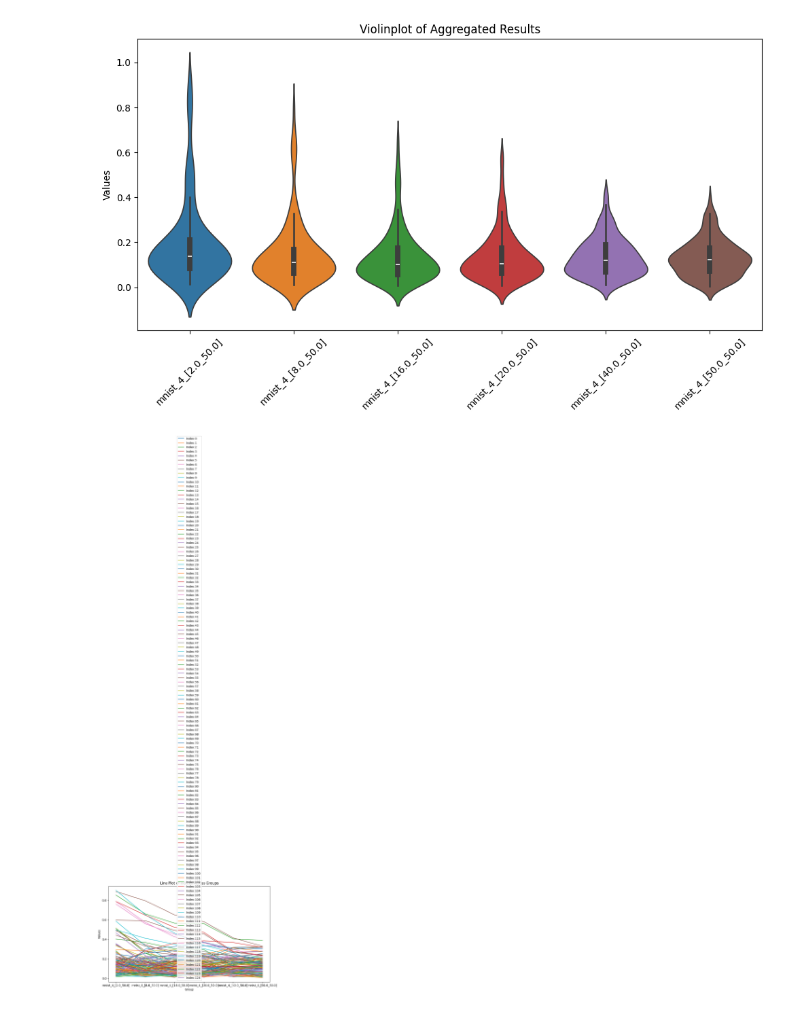
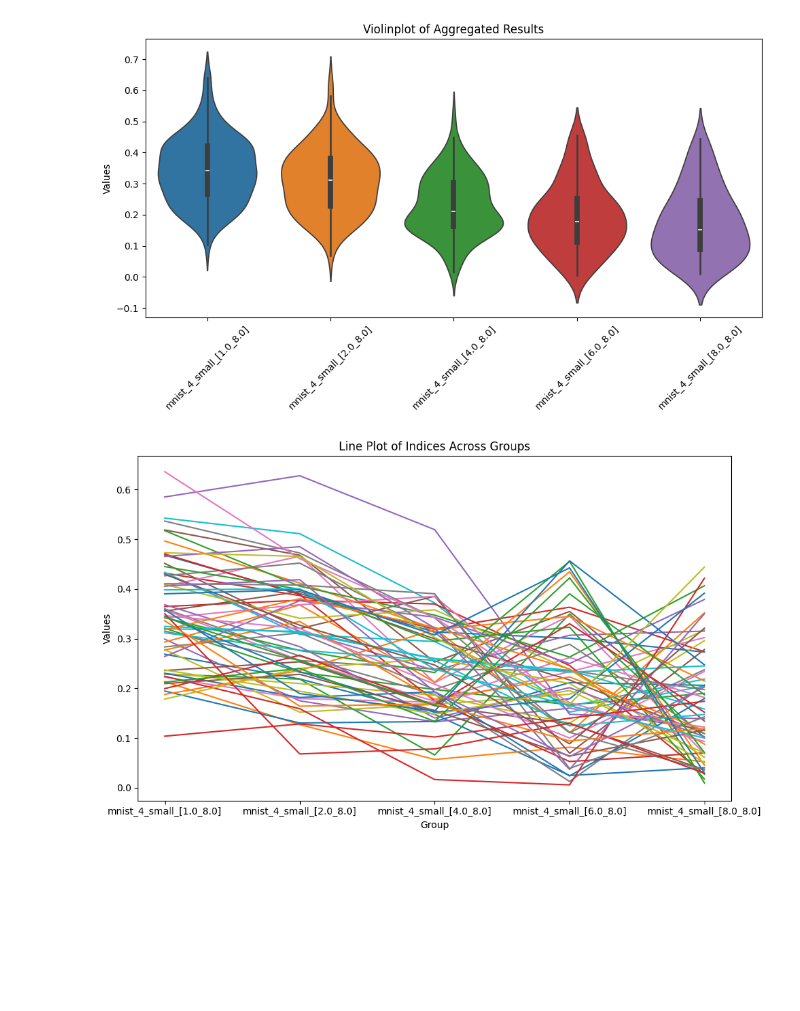
Before and after one commit to Johannes-Kaiser/Collusion-Vuln-in-DP, a Jupyter notebook: scripts_experiments/mia/eval_budget_adv.ipynb, the cells around one changed output. Saved outputs shown, nothing was run; the diff lists cells and outputs as text; code cells hidden in the pictures; blank space fills up the shorter version.

Commit message:
Parallel optimization and more datasets

```diff
--- a/scripts_experiments/mia/eval_budget_adv.ipynb
+++ b/scripts_experiments/mia/eval_budget_adv.ipynb
@@ -1,11 +1,11 @@
 # %%
 import os
-import yaml
+import numpy as np
 from tqdm import tqdm
 
 def collect_attackee_results(folder_path):
     results_dict = {}
-    yaml_paths = []
+    np_paths = []
     # Get all first-level subfolders
     first_level_subfolders = [d for d in os.listdir(folder_path) if os.path.isdir(os.path.join(folder_path, d))]
     for subfolder in tqdm(first_level_subfolders):
@@ -13,23 +13,24 @@ def collect_attackee_results(folder_path):
         # Get all second-level subfolders matching the pattern
         second_level_subfolders = [d for d in os.listdir(subfolder_path) if os.path.isdir(os.path.join(subfolder_path, d))]
         for lower_subfolder in second_level_subfolders:
-            results_yaml_path = os.path.join(subfolder_path, lower_subfolder, 'results', 'attackee_results.yaml')
-            if os.path.exists(results_yaml_path):
-                yaml_paths.append((subfolder, lower_subfolder, results_yaml_path))
+            results_np_path = os.path.join(subfolder_path, lower_subfolder, 'results', 'adv_attackee.npy')
+            if os.path.exists(results_np_path):
+                np_paths.append((subfolder, lower_subfolder, results_np_path))
     # Load all data
-    for subfolder, lower_subfolder, results_yaml_path in tqdm(yaml_paths):
+    for subfolder, lower_subfolder, results_np_path in tqdm(np_paths):
+        if subfolder in ["4", "5", "6"]:
+            continue
         try:
-            with open(results_yaml_path, 'r') as f:
-                yaml_content = yaml.load(f, Loader=yaml.CLoader)
+            npy_content = np.load(results_np_path, allow_pickle=True).item()
             if subfolder not in results_dict:
                 results_dict[subfolder] = {}
-            results_dict[subfolder][lower_subfolder] = yaml_content
+            results_dict[subfolder][lower_subfolder] = npy_content
         except:
-            print(f"Error reading {results_yaml_path}, skipping.")
+            print(f"Error reading {results_np_path}, skipping.")
             continue
     return results_dict
 # %%
-base_path = "/vol/miltank/users/kaiserj/Clipping_vs_Sampling/budget_adv_final"
+base_path = "/vol/miltank/users/kaiserj/Clipping_vs_Sampling/budget_adv_final_by_dataset/mnist_4_small"
 results = collect_attackee_results(base_path)
 print("")
 # %%
@@ -38,8 +39,8 @@ for idx in results:
     for label in results[idx]:
         if label not in aggregated:
             aggregated[label] = []
-        values = results[idx][label].get('adv_attackee', [])
-        aggregated[label].extend(values)
+        values = results[idx][label]
+        aggregated[label].extend([values])
 # %%
 print("")
 print("")
@@ -47,12 +48,11 @@ import matplotlib.pyplot as plt
 import seaborn as sns
 
 order = [
-    'mnist_4_[2.0_50.0]',
-    'mnist_4_[8.0_50.0]',
-    'mnist_4_[16.0_50.0]',
-    'mnist_4_[20.0_50.0]',
-    'mnist_4_[40.0_50.0]',
-    'mnist_4_[50.0_50.0]'
+    'mnist_4_small_[1.0_8.0]',
+    'mnist_4_small_[2.0_8.0]',
+    'mnist_4_small_[4.0_8.0]',
+    'mnist_4_small_[6.0_8.0]',
+    'mnist_4_small_[8.0_8.0]'
 ]
 
 plt.figure(figsize=(10, 6))
@@ -63,27 +63,27 @@ plt.title("Violinplot of Aggregated Results")
 plt.tight_layout()
 plt.show()
 # %% [output]
-[figure, old version]
+[figure, new version]
 # %%
 import numpy as np
 
 # Find the minimum length among all groups to align indices
 min_len = min(len(aggregated[k]) for k in order)
 
 # Stack values for each index across all groups
 data = np.array([aggregated[k][:min_len] for k in order])  # shape: (groups, min_len)
 
 plt.figure(figsize=(10, 6))
 for idx in range(min_len):
     plt.plot(order, data[:, idx], label=f'Index {idx}')
 plt.xlabel("Group")
 plt.ylabel("Values")
 plt.title("Line Plot of Indices Across Groups")
-plt.legend()
+# plt.legend()
 plt.tight_layout()
 plt.show()
 # %% [output]
-[figure, old version]
+[figure, new version]
 # %%
 import numpy as np
 
```
Also changed, not shown: parts of 3 cells of this notebook, 3 other files.
